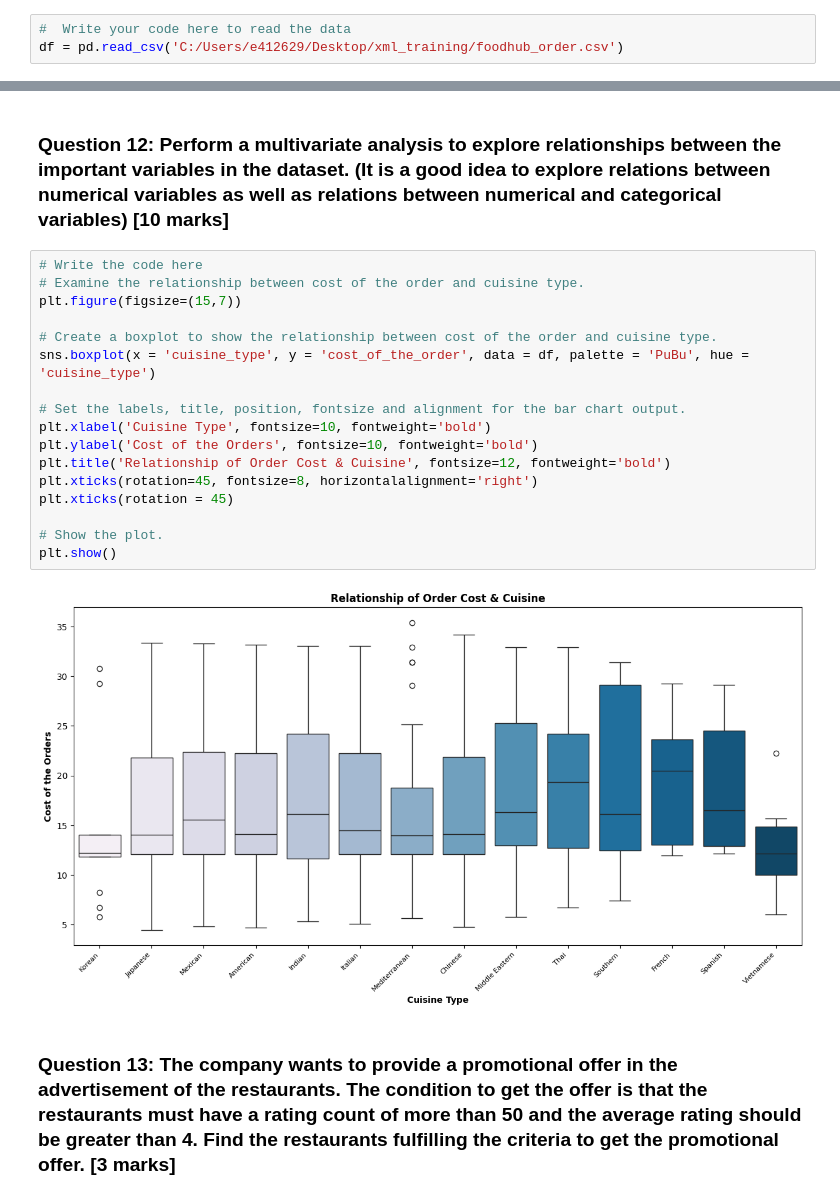
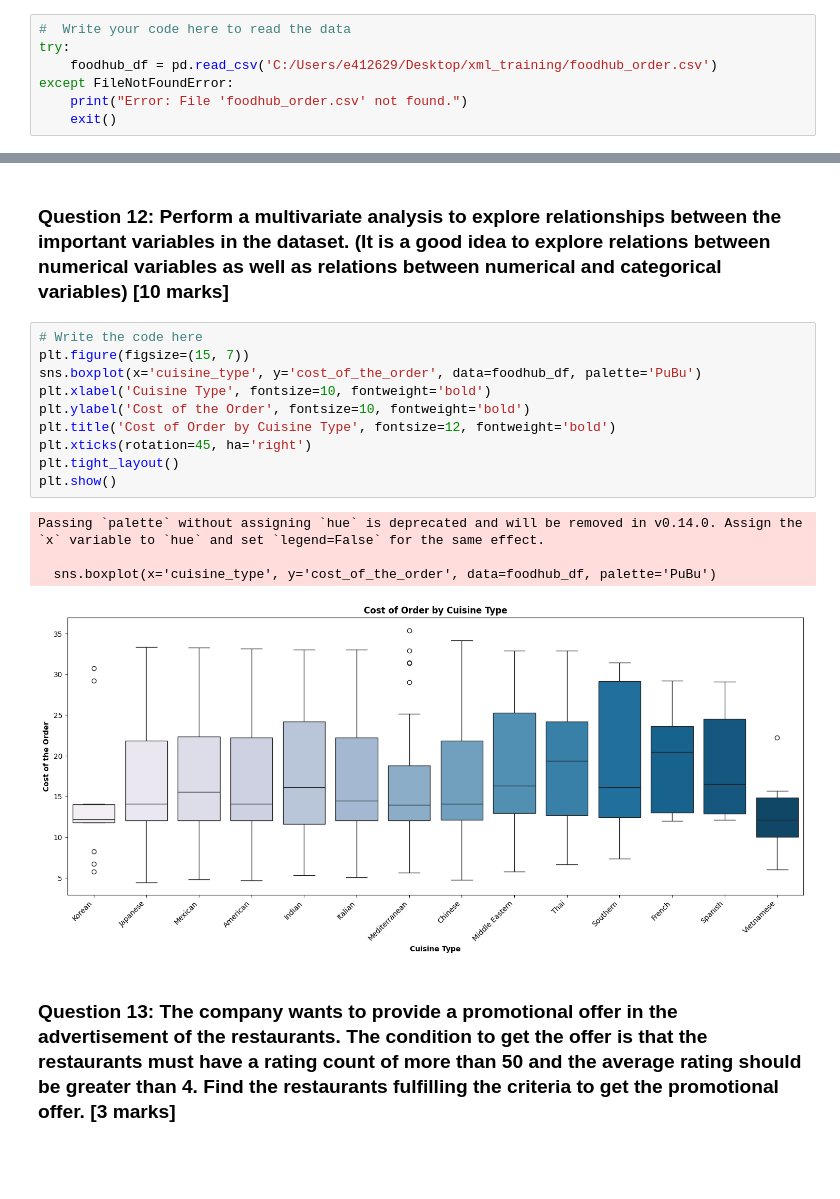
Before and after one commit to Xenstelia/Food_hub_Analysis, a Jupyter notebook: IP_Project_Question_Notebook.ipynb, the cells around one changed output, grey strips where cells are left out. Cells and saved outputs as stored; diff of their text form; blank space fills up the shorter version.

```diff
--- a/IP_Project_Question_Notebook.ipynb
+++ b/IP_Project_Question_Notebook.ipynb
@@ -22,7 +22,11 @@ import seaborn as sns
 ### Understanding the structure of the data
 # %%
 #  Write your code here to read the data
-df = pd.read_csv('C:/Users/e412629/Desktop/xml_training/foodhub_order.csv')
+try:
+    foodhub_df = pd.read_csv('C:/Users/e412629/Desktop/xml_training/foodhub_order.csv')
+except FileNotFoundError:
+    print("Error: File 'foodhub_order.csv' not found.")
+    exit()
 # %%
 # Write your code here to view the first 5 rows
 # Display first few rows
@@ -308,22 +247,18 @@ Top 3 customers:
 ### **Question 12**: Perform a multivariate analysis to explore relationships between the important variables in the dataset. (It is a good idea to explore relations between numerical variables as well as relations between numerical and categorical variables) [10 marks]
 # %%
 # Write the code here
-# Examine the relationship between cost of the order and cuisine type.
-plt.figure(figsize=(15,7))
-
-# Create a boxplot to show the relationship between cost of the order and cuisine type.
-sns.boxplot(x = 'cuisine_type', y = 'cost_of_the_order', data = df, palette = 'PuBu', hue = 'cuisine_type')
-
-# Set the labels, title, position, fontsize and alignment for the bar chart output.
+plt.figure(figsize=(15, 7))
+sns.boxplot(x='cuisine_type', y='cost_of_the_order', data=foodhub_df, palette='PuBu')
 plt.xlabel('Cuisine Type', fontsize=10, fontweight='bold')
-plt.ylabel('Cost of the Orders', fontsize=10, fontweight='bold')
-plt.title('Relationship of Order Cost & Cuisine', fontsize=12, fontweight='bold')
-plt.xticks(rotation=45, fontsize=8, horizontalalignment='right')
-plt.xticks(rotation = 45)
-
-# Show the plot.
+plt.ylabel('Cost of the Order', fontsize=10, fontweight='bold')
+plt.title('Cost of Order by Cuisine Type', fontsize=12, fontweight='bold')
+plt.xticks(rotation=45, ha='right')
+plt.tight_layout()
 plt.show()
 # %% [output]
+Passing `palette` without assigning `hue` is deprecated and will be removed in v0.14.0. Assign the `x` variable to `hue` and set `legend=False` for the same effect.
+
+  sns.boxplot(x='cuisine_type', y='cost_of_the_order', data=foodhub_df, palette='PuBu')
-[figure, old version]
+[figure, new version]
 # %% [markdown]
 ### **Question 13:** The company wants to provide a promotional offer in the advertisement of the restaurants. The condition to get the offer is that the restaurants must have a rating count of more than 50 and the average rating should be greater than 4. Find the restaurants fulfilling the criteria to get the promotional offer. [3 marks]
```
Also changed, not shown: parts of 28 cells of this notebook.
